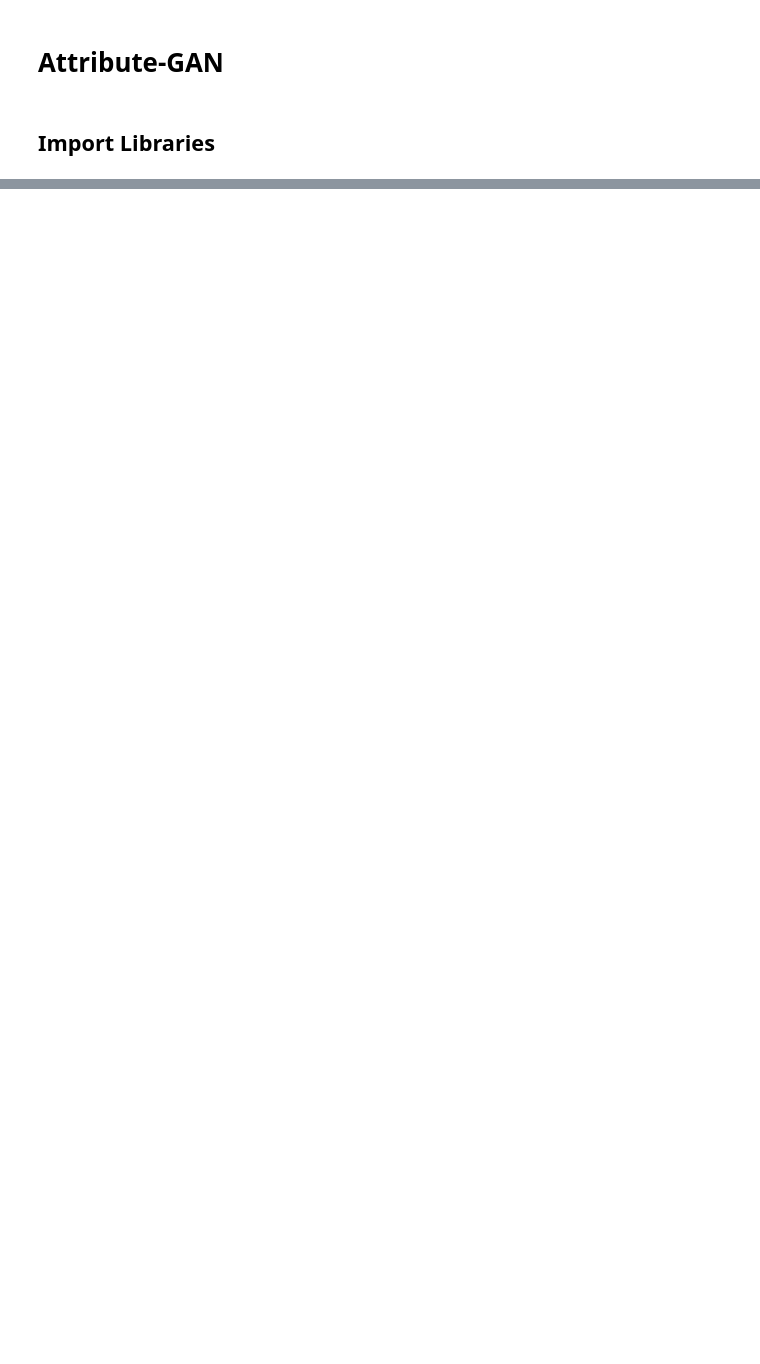
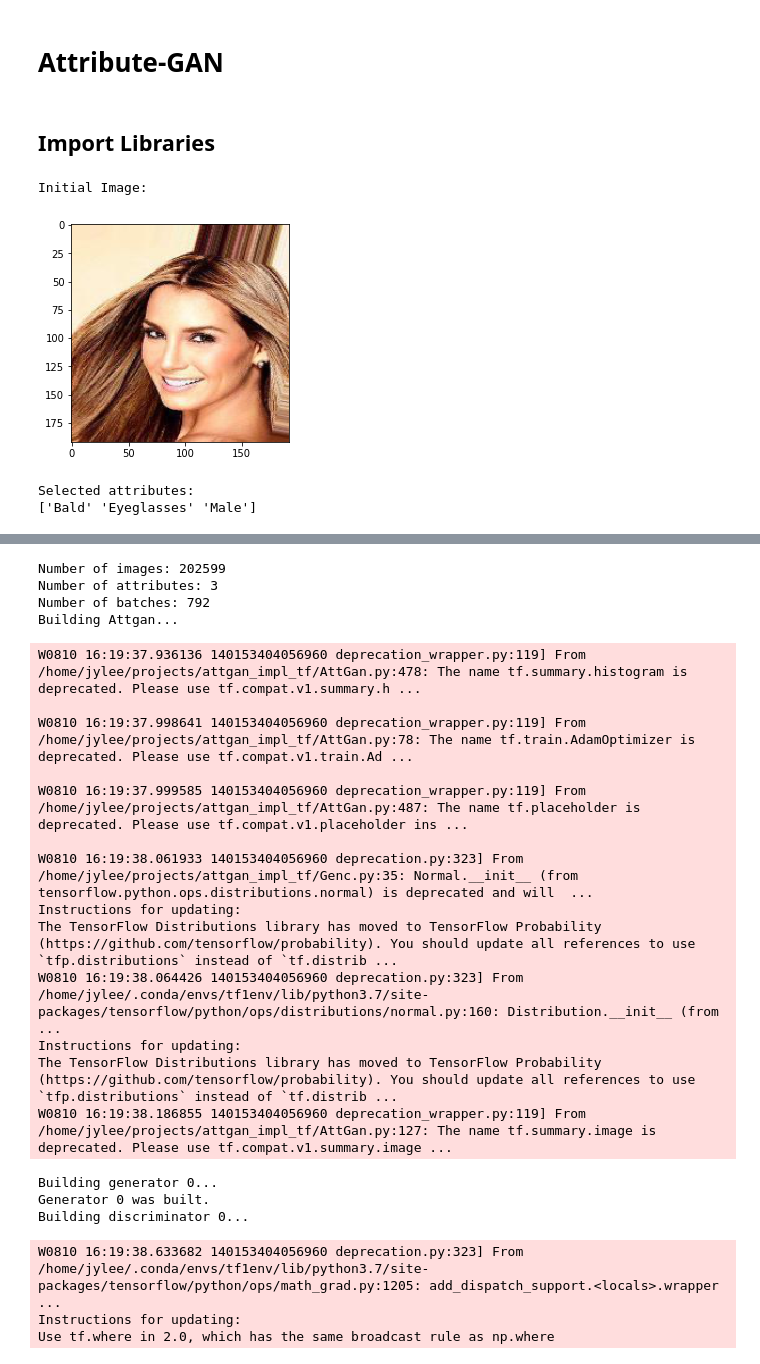
Before and after one commit to wayexists02/attgan_impl_tf, a Jupyter notebook: train_attgan3.ipynb, the cells around one changed output, grey strips where cells are left out. Cells and saved outputs as stored; diff of their text form; code cells hidden in the pictures; blank space fills up the shorter version.

```diff
--- a/train_attgan3.ipynb
+++ b/train_attgan3.ipynb
@@ -41,36 +41,41 @@ dloader.build()
 model = AttGan(eta=ETA, num_att=dloader.num_att)
 model.build()
 
+# model.load("./ckpts/attgan")
+
 # train
 for e in range(EPOCHS):
-
-    global_step += 1
 
     # loss for generator and discriminator
     train_loss_g = 0.0
     train_loss_d = 0.0
 
     # batch train step
     for X_src, X_att_a, X_att_b in dloader.next_batch():
         loss_g, loss_d = model.step(X_src, X_att_a, X_att_b)
         train_loss_g += loss_g
         train_loss_d += loss_d
 
     # compute average loss
     train_loss_g /= len(dloader)
     train_loss_d /= len(dloader)
 
     print(f"Epochs {e+1}/{EPOCHS}")
     print(f"Train generator loss: {train_loss_g:.8f}")
     print(f"Train discriminator loss: {train_loss_d:.8f}")
 
     # test attgan
     test_result = model.convert(test_image.reshape(-1, *test_image.shape), test_att.reshape(-1, *test_att.shape))
     test_result = test_result.squeeze()
 
     test_result = np.ubyte((test_result + 1) * 128)
     test_result = cv2.cvtColor(test_result, cv2.COLOR_BGR2RGB)
     plt.imshow(test_result)
     plt.show()
 
     model.save("./ckpts/attgan")
+# %% [output]
+Initial Image:
+[figure, added]
+Selected attributes:
+['Bald' 'Eyeglasses' 'Male']
@@ -76,0 +84,23 @@ for e in range(EPOCHS):
+Number of images: 202599
+Number of attributes: 3
+Number of batches: 792
+Building Attgan...
+W0810 16:19:37.936136 140153404056960 deprecation_wrapper.py:119] From /home/jylee/projects/attgan_impl_tf/AttGan.py:478: The name tf.summary.histogram is deprecated. Please use tf.compat.v1.summary.h ...
+
+W0810 16:19:37.998641 140153404056960 deprecation_wrapper.py:119] From /home/jylee/projects/attgan_impl_tf/AttGan.py:78: The name tf.train.AdamOptimizer is deprecated. Please use tf.compat.v1.train.Ad ...
+
+W0810 16:19:37.999585 140153404056960 deprecation_wrapper.py:119] From /home/jylee/projects/attgan_impl_tf/AttGan.py:487: The name tf.placeholder is deprecated. Please use tf.compat.v1.placeholder ins ...
+
+W0810 16:19:38.061933 140153404056960 deprecation.py:323] From /home/jylee/projects/attgan_impl_tf/Genc.py:35: Normal.__init__ (from tensorflow.python.ops.distributions.normal) is deprecated and will  ...
+Instructions for updating:
+The TensorFlow Distributions library has moved to TensorFlow Probability (https://github.com/tensorflow/probability). You should update all references to use `tfp.distributions` instead of `tf.distrib ...
+W0810 16:19:38.064426 140153404056960 deprecation.py:323] From /home/jylee/.conda/envs/tf1env/lib/python3.7/site-packages/tensorflow/python/ops/distributions/normal.py:160: Distribution.__init__ (from ...
+Instructions for updating:
+The TensorFlow Distributions library has moved to TensorFlow Probability (https://github.com/tensorflow/probability). You should update all references to use `tfp.distributions` instead of `tf.distrib ...
+W0810 16:19:38.186855 140153404056960 deprecation_wrapper.py:119] From /home/jylee/projects/attgan_impl_tf/AttGan.py:127: The name tf.summary.image is deprecated. Please use tf.compat.v1.summary.image ...
+Building generator 0...
+Generator 0 was built.
+Building discriminator 0...
+W0810 16:19:38.633682 140153404056960 deprecation.py:323] From /home/jylee/.conda/envs/tf1env/lib/python3.7/site-packages/tensorflow/python/ops/math_grad.py:1205: add_dispatch_support.<locals>.wrapper ...
+Instructions for updating:
+Use tf.where in 2.0, which has the same broadcast rule as np.where
```
Also changed, not shown: parts of 2 cells of this notebook, 5 other files.
